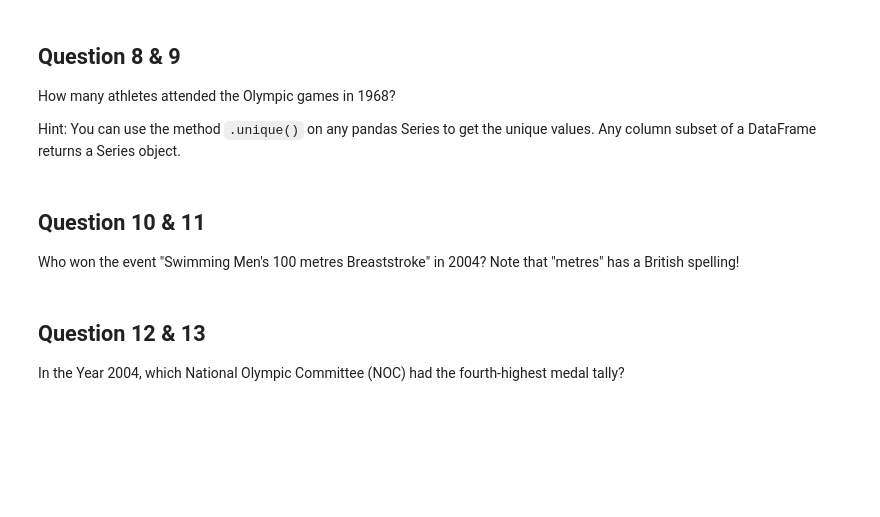
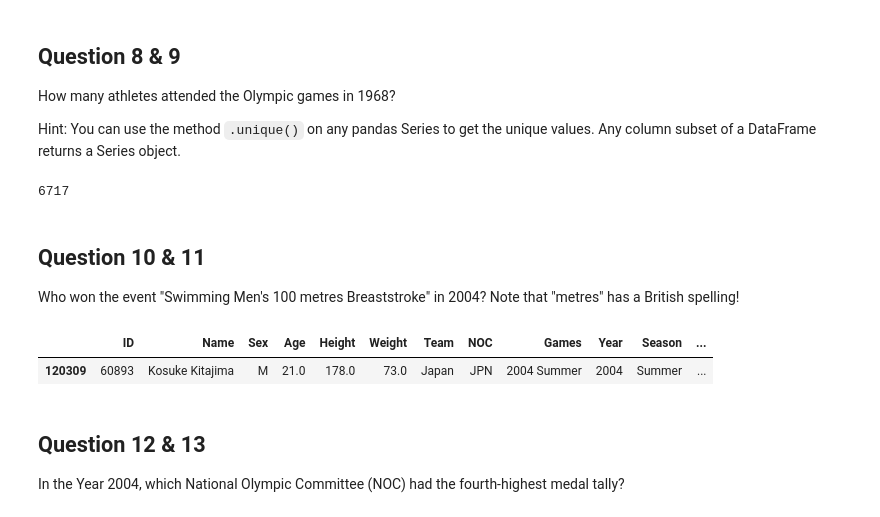
Before and after one commit to K-3-LT/BA780, a Jupyter notebook: 05-Tidy-Data/Assignment-2.ipynb, the cells around one changed output. Saved outputs shown, nothing was run; the diff lists cells and outputs as text; code cells hidden in the pictures; blank space fills up the shorter version.

```diff
--- a/05-Tidy-Data/Assignment-2.ipynb
+++ b/05-Tidy-Data/Assignment-2.ipynb
@@ -110,6 +138,10 @@ How many athletes attended the Olympic games in 1968?
 Hint: You can use the method `.unique()` on any pandas Series to get the unique values. Any column subset of a DataFrame returns a Series object.
 # %%
 # Your answer goes here
+y1968 = athlete_events[athlete_events['Year'] == 1968]
+len(y1968['ID'].unique())
+# %% [output]
+6717
 # %% [markdown]
 ## Question 10 & 11
 
@@ -119,3 +149,9 @@ Who won the event "Swimming Men's 100 metres Breaststroke" in 2004? Note that "m
+# %%
+# Your answer goes here
+athlete_events[(athlete_events['Event'] == "Swimming Men's 100 metres Breaststroke") & (athlete_events['Year'] == 2004) & (athlete_events['Medal'] == 'Gold')]
+# %% [output]
+|  | ID | Name | Sex | Age | Height | Weight | Team | NOC | Games | Year | Season | ... |
+| 120309 | 60893 | Kosuke Kitajima | M | 21.0 | 178.0 | 73.0 | Japan | JPN | 2004 Summer | 2004 | Summer | ... |
 # %% [markdown]
 ## Question 12 & 13
 In the Year 2004, which National Olympic Committee (NOC) had the fourth-highest medal tally?
```
Also changed, not shown: parts of 14 cells of this notebook.
